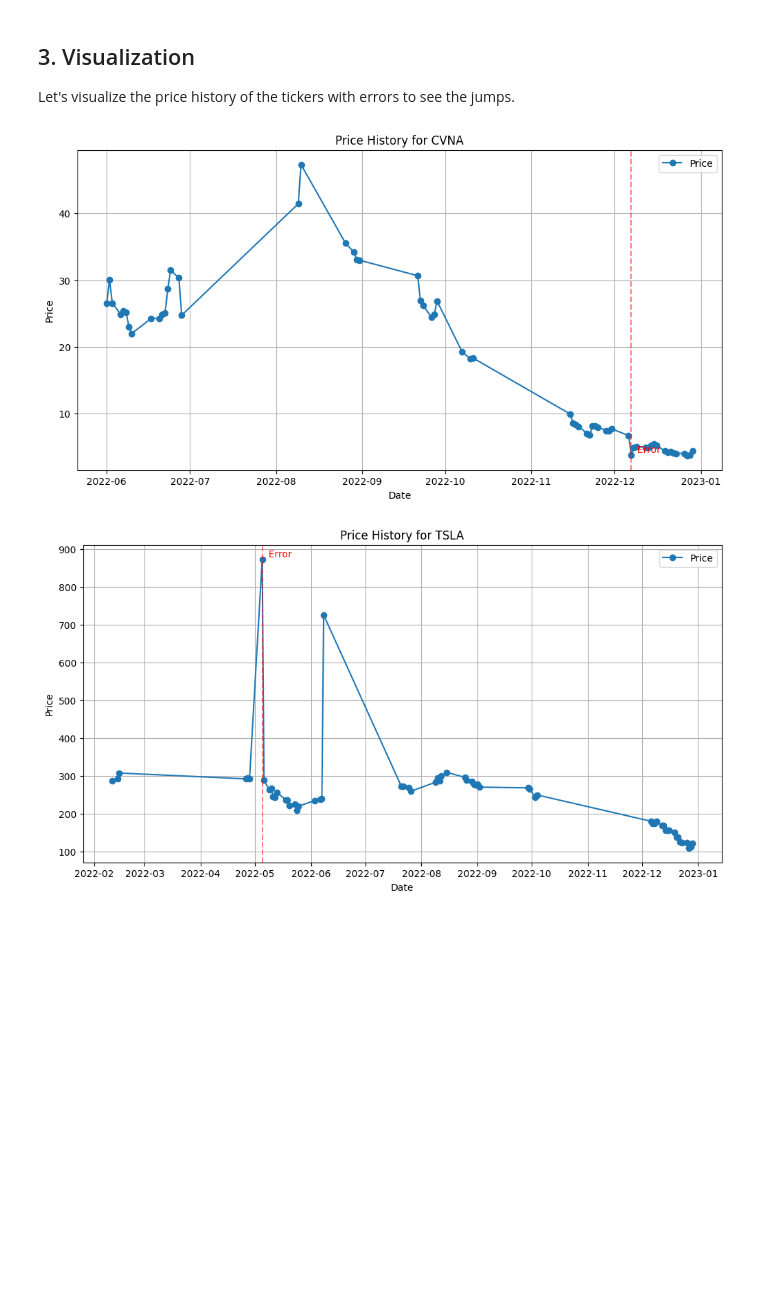
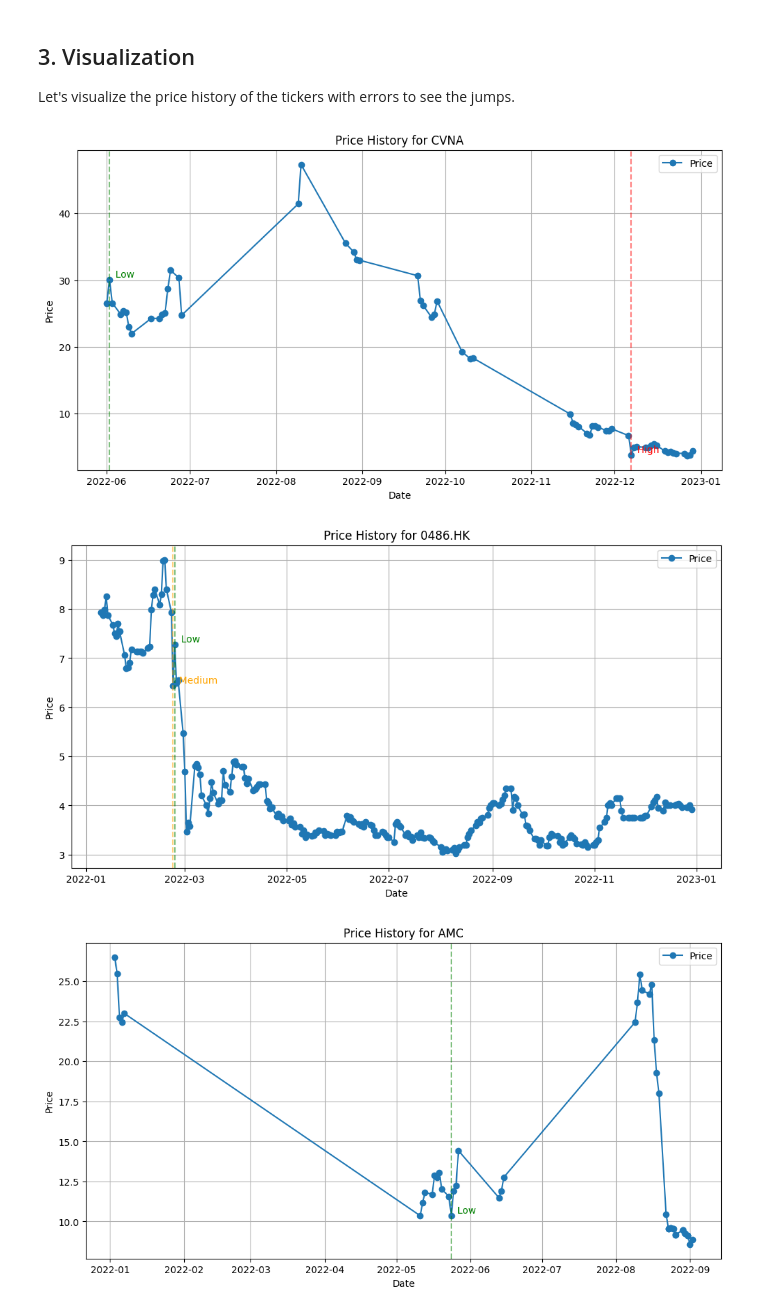
Before and after one commit to RaynorEtienn/Financial-Data-Analysis, a Jupyter notebook: notebooks/analysis.ipynb, the cells around one changed output. Cells and saved outputs as stored; diff of their text form; code cells hidden in the pictures; blank space fills up the shorter version.

Commit message:
Upgrade PriceValidator to Geometric Mean, adjust thresholds, and color-code notebook errors -> Done.

```diff
--- a/notebooks/analysis.ipynb
+++ b/notebooks/analysis.ipynb
@@ -59,32 +66,38 @@ Let's visualize the price history of the tickers with errors to see the jumps.
 # %%
 if errors:
     # Get unique tickers with errors
     error_tickers = set(e.ticker for e in errors)
 
     for ticker in error_tickers:
         ticker_data = positions[positions['P_Ticker'] == ticker].sort_values('Date')
 
         plt.figure(figsize=(12, 6))
         plt.plot(ticker_data['Date'], ticker_data['Price'], marker='o', label='Price')
 
         # Highlight error points
         ticker_errors = [e for e in errors if e.ticker == ticker]
         for err in ticker_errors:
-            plt.axvline(x=err.date, color='r', linestyle='--', alpha=0.5)  # type: ignore
+            # Determine color based on severity
+            severity = getattr(err, 'severity', 'High')
+            color_map = {'High': 'red', 'Medium': 'orange', 'Low': 'green'}
+            color = color_map.get(severity, 'red')
+
+            plt.axvline(x=err.date, color=color, linestyle='--', alpha=0.5)  # type: ignore
             plt.text(
                 err.date,  # type: ignore
                 ticker_data[ticker_data["Date"] == err.date]["Price"].values[0],
-                "  Error",
-                color="red",
+                f"  {severity}",
+                color=color,
                 verticalalignment="bottom",
             )
 
         plt.title(f"Price History for {ticker}")
         plt.xlabel("Date")
         plt.ylabel("Price")
         plt.grid(True)
         plt.legend()
         plt.show()
 # %% [output]
-[figure, old version]
+[figure, new version]
-[figure, old version]
+[figure, new version]
+[figure, added]
```
Also changed, not shown: parts of 4 cells of this notebook, 2 other files.
